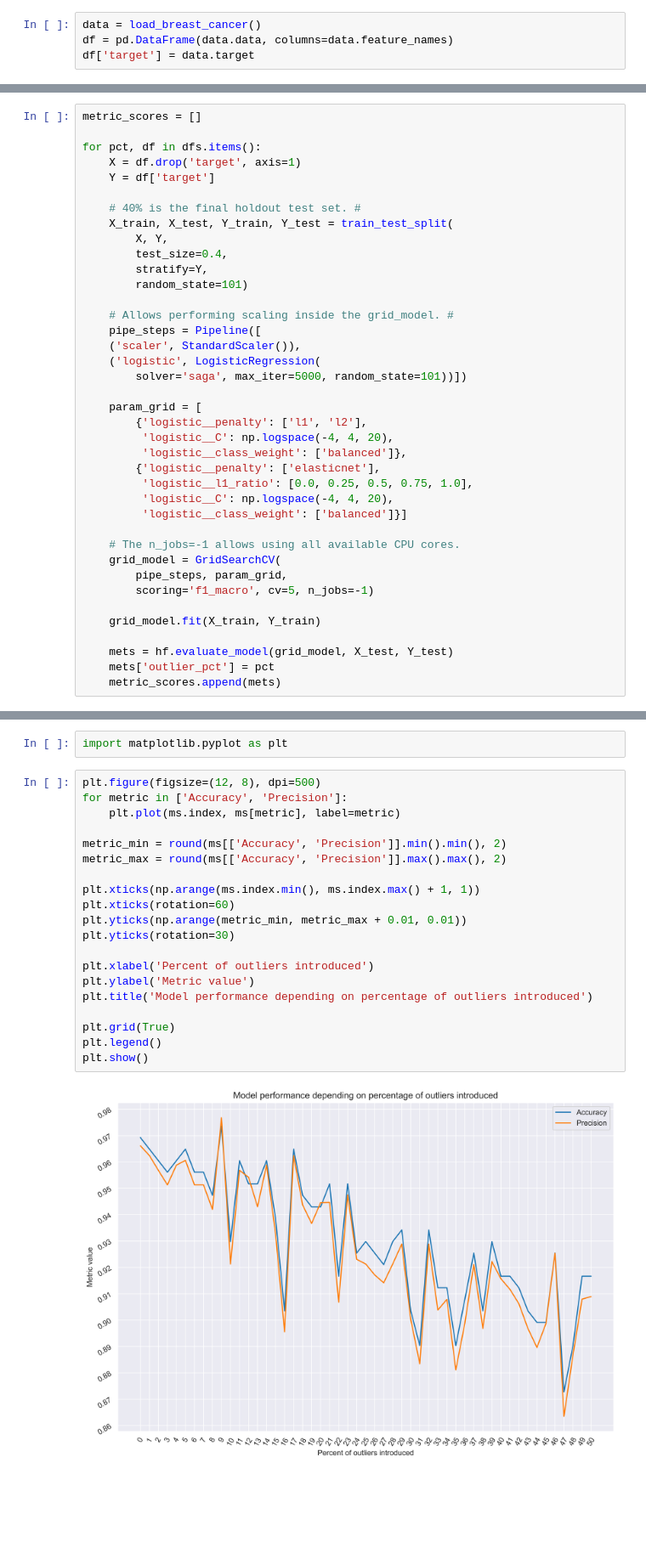
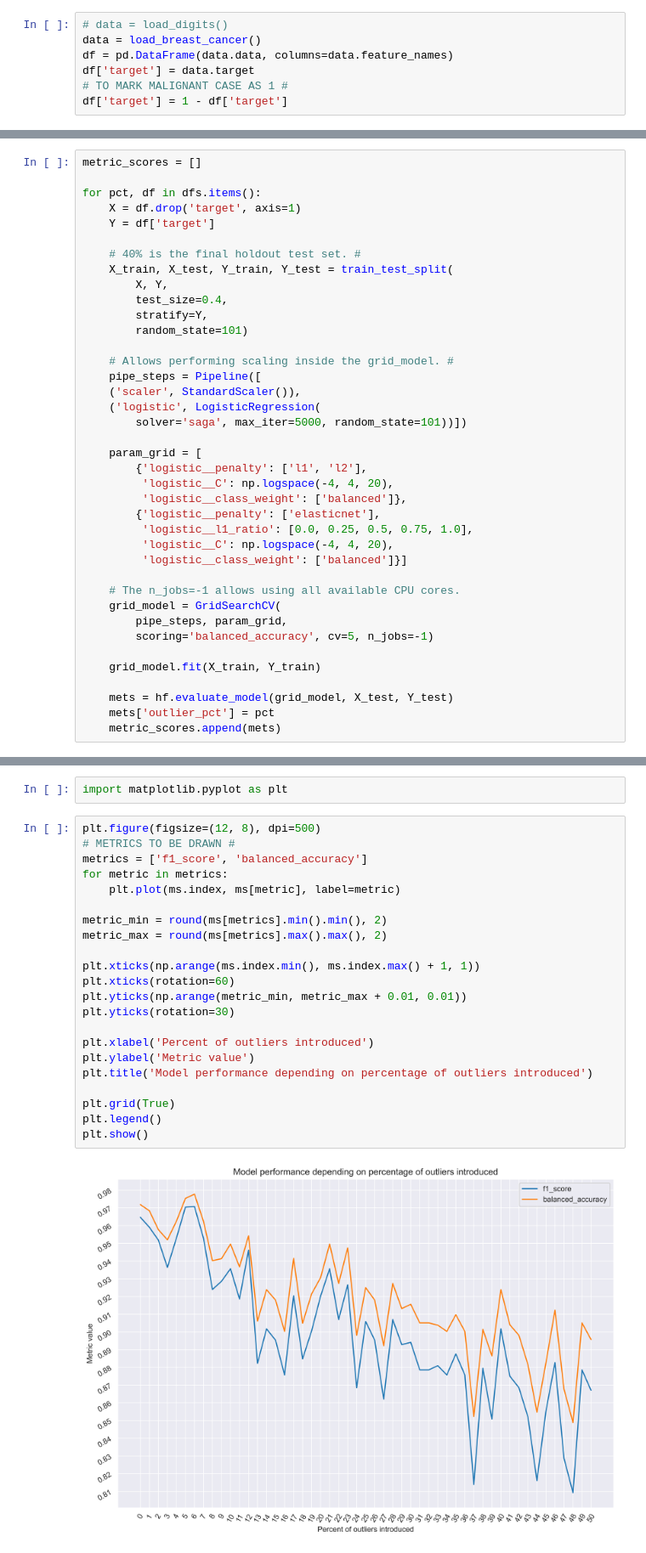
Before and after one commit to Normzxy/Masters-Thesis, a Jupyter notebook: notebooks/breast_cancer/performance_logistic.ipynb, the cells around one changed output, grey strips where cells are left out. Shown at 85% size. Saved outputs shown, nothing was run; the diff lists cells and outputs as text; blank space fills up the shorter version.

```diff
--- a/notebooks/breast_cancer/performance_logistic.ipynb
+++ b/notebooks/breast_cancer/performance_logistic.ipynb
@@ -5,7 +6,10 @@ from sklearn.datasets import load_breast_cancer
 # %%
+# data = load_digits()
 data = load_breast_cancer()
 df = pd.DataFrame(data.data, columns=data.feature_names)
 df['target'] = data.target
+# TO MARK MALIGNANT CASE AS 1 #
+df['target'] = 1 - df['target']
 # %%
 outlier_pcts = np.arange(1, 51, 1)
 dfs = {0: df}
@@ -56,7 +60,7 @@ for pct, df in dfs.items():
     # The n_jobs=-1 allows using all available CPU cores.
     grid_model = GridSearchCV(
         pipe_steps, param_grid,
-        scoring='f1_macro', cv=5, n_jobs=-1)
+        scoring='balanced_accuracy', cv=5, n_jobs=-1)
 
     grid_model.fit(X_train, Y_train)
 
@@ -78,23 +82,25 @@ ms.head(5)
 import matplotlib.pyplot as plt
 # %%
 plt.figure(figsize=(12, 8), dpi=500)
-for metric in ['Accuracy', 'Precision']:
+# METRICS TO BE DRAWN #
+metrics = ['f1_score', 'balanced_accuracy']
+for metric in metrics:
     plt.plot(ms.index, ms[metric], label=metric)
 
-metric_min = round(ms[['Accuracy', 'Precision']].min().min(), 2)
-metric_max = round(ms[['Accuracy', 'Precision']].max().max(), 2)
+metric_min = round(ms[metrics].min().min(), 2)
+metric_max = round(ms[metrics].max().max(), 2)
 
 plt.xticks(np.arange(ms.index.min(), ms.index.max() + 1, 1))
 plt.xticks(rotation=60)
 plt.yticks(np.arange(metric_min, metric_max + 0.01, 0.01))
 plt.yticks(rotation=30)
 
 plt.xlabel('Percent of outliers introduced')
 plt.ylabel('Metric value')
 plt.title('Model performance depending on percentage of outliers introduced')
 
 plt.grid(True)
 plt.legend()
 plt.show()
 # %% [output]
-[figure, old version]
+[figure, new version]
```
Also changed, not shown: parts of 2 cells of this notebook, 4 other files.
